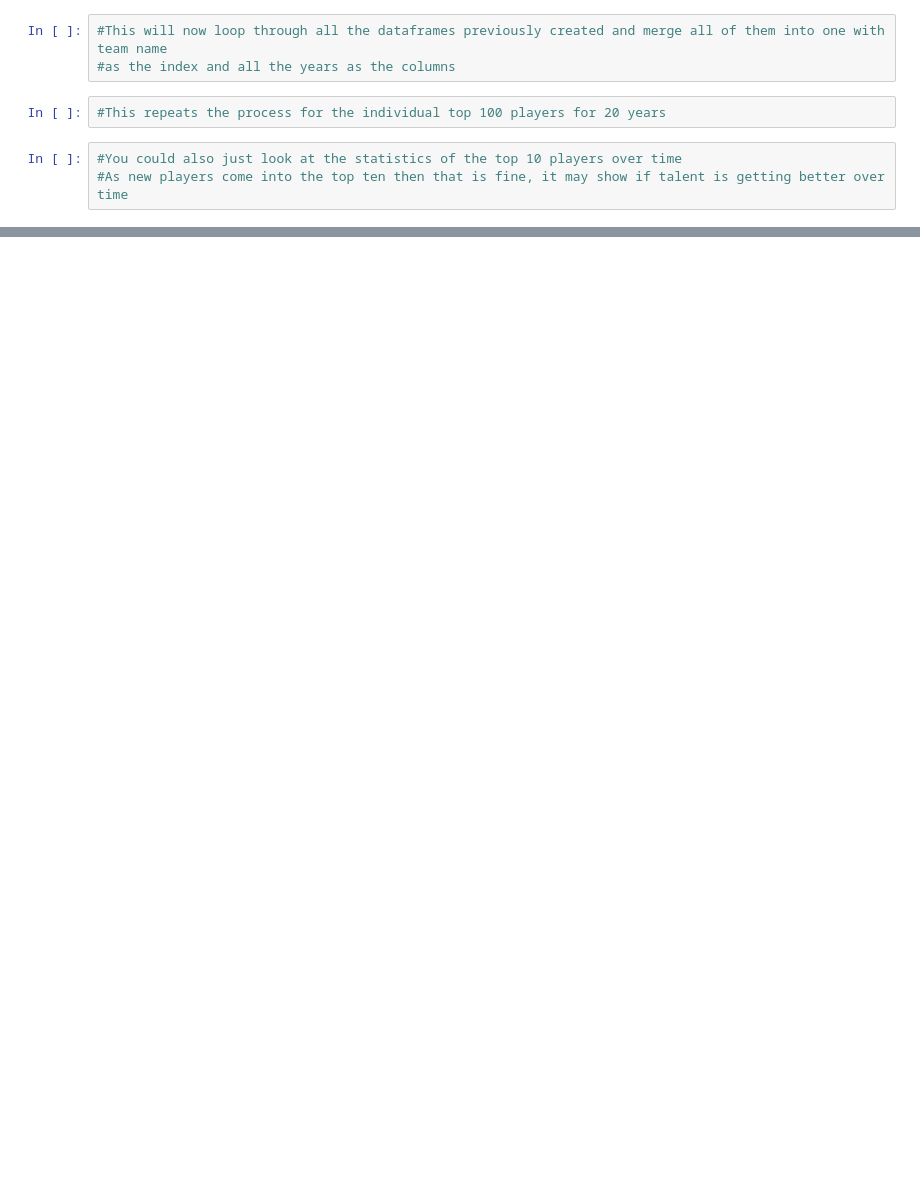
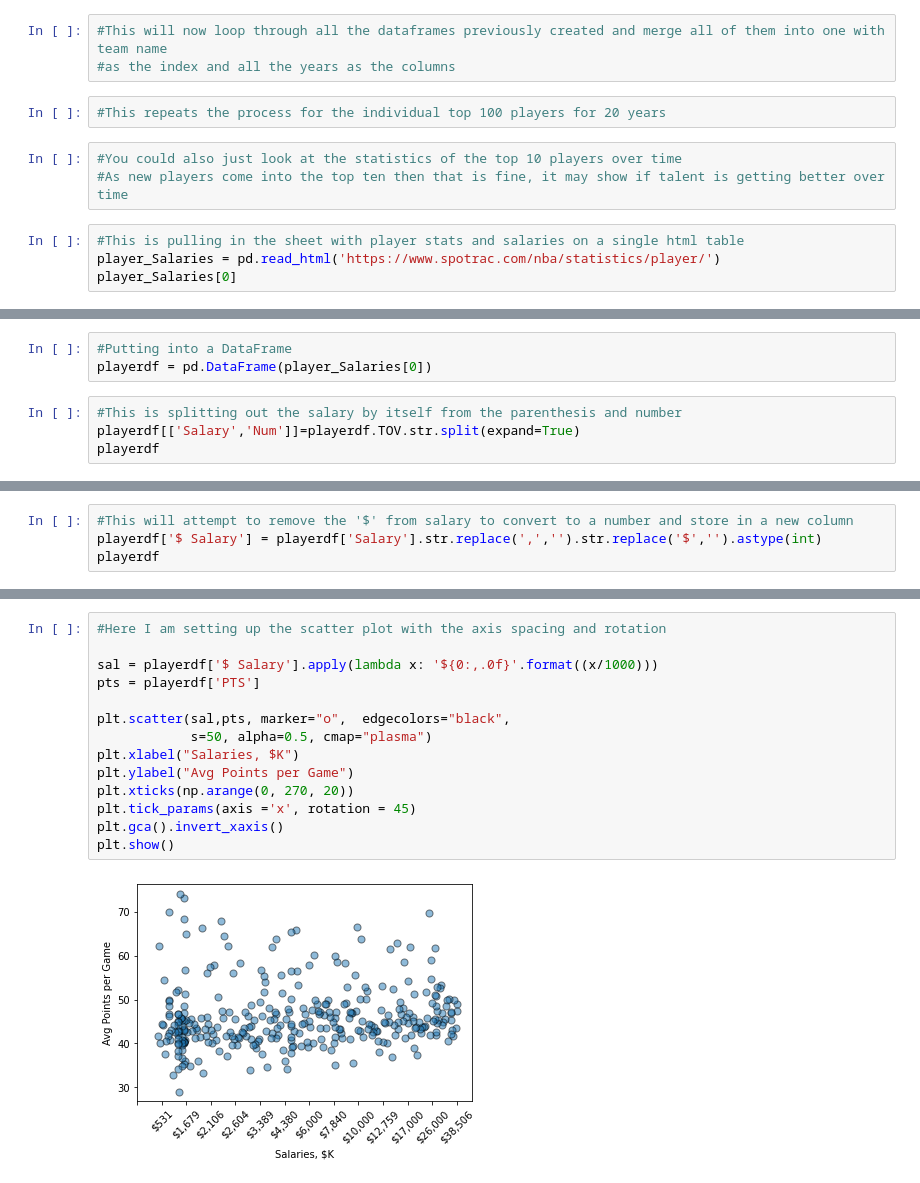
Before and after one commit to brentgarbe/Group6Repo, a Jupyter notebook: main.ipynb, the cells around one changed output, grey strips where cells are left out. Drawn from its saved outputs; the diff is of its cells as text; blank space fills up the shorter version.

Commit message:
Tables,Histogram,Bins

```diff
--- a/main.ipynb
+++ b/main.ipynb
@@ -112,3 +160,7 @@ for y in years:
 # %%
 #You could also just look at the statistics of the top 10 players over time
 #As new players come into the top ten then that is fine, it may show if talent is getting better over time
+# %%
+#This is pulling in the sheet with player stats and salaries on a single html table
+player_Salaries = pd.read_html('https://www.spotrac.com/nba/statistics/player/')
+player_Salaries[0]
@@ -114,0 +181,7 @@ for y in years:
+# %%
+#Putting into a DataFrame
+playerdf = pd.DataFrame(player_Salaries[0])
+# %%
+#This is splitting out the salary by itself from the parenthesis and number
+playerdf[['Salary','Num']]=playerdf.TOV.str.split(expand=True)
+playerdf
@@ -114,0 +202,4 @@ for y in years:
+# %%
+#This will attempt to remove the '$' from salary to convert to a number and store in a new column
+playerdf['$ Salary'] = playerdf['Salary'].str.replace(',','').str.replace('$','').astype(int)
+playerdf
@@ -114,0 +220,16 @@ for y in years:
+# %%
+#Here I am setting up the scatter plot with the axis spacing and rotation
+
+sal = playerdf['$ Salary'].apply(lambda x: '${0:,.0f}'.format((x/1000)))
+pts = playerdf['PTS']
+
+plt.scatter(sal,pts, marker="o",  edgecolors="black",
+            s=50, alpha=0.5, cmap="plasma")
+plt.xlabel("Salaries, $K")
+plt.ylabel("Avg Points per Game")
+plt.xticks(np.arange(0, 270, 20))
+plt.tick_params(axis ='x', rotation = 45)
+plt.gca().invert_xaxis()
+plt.show()
+# %% [output]
+[figure, added]
```
Also changed, not shown: parts of 25 cells of this notebook.
